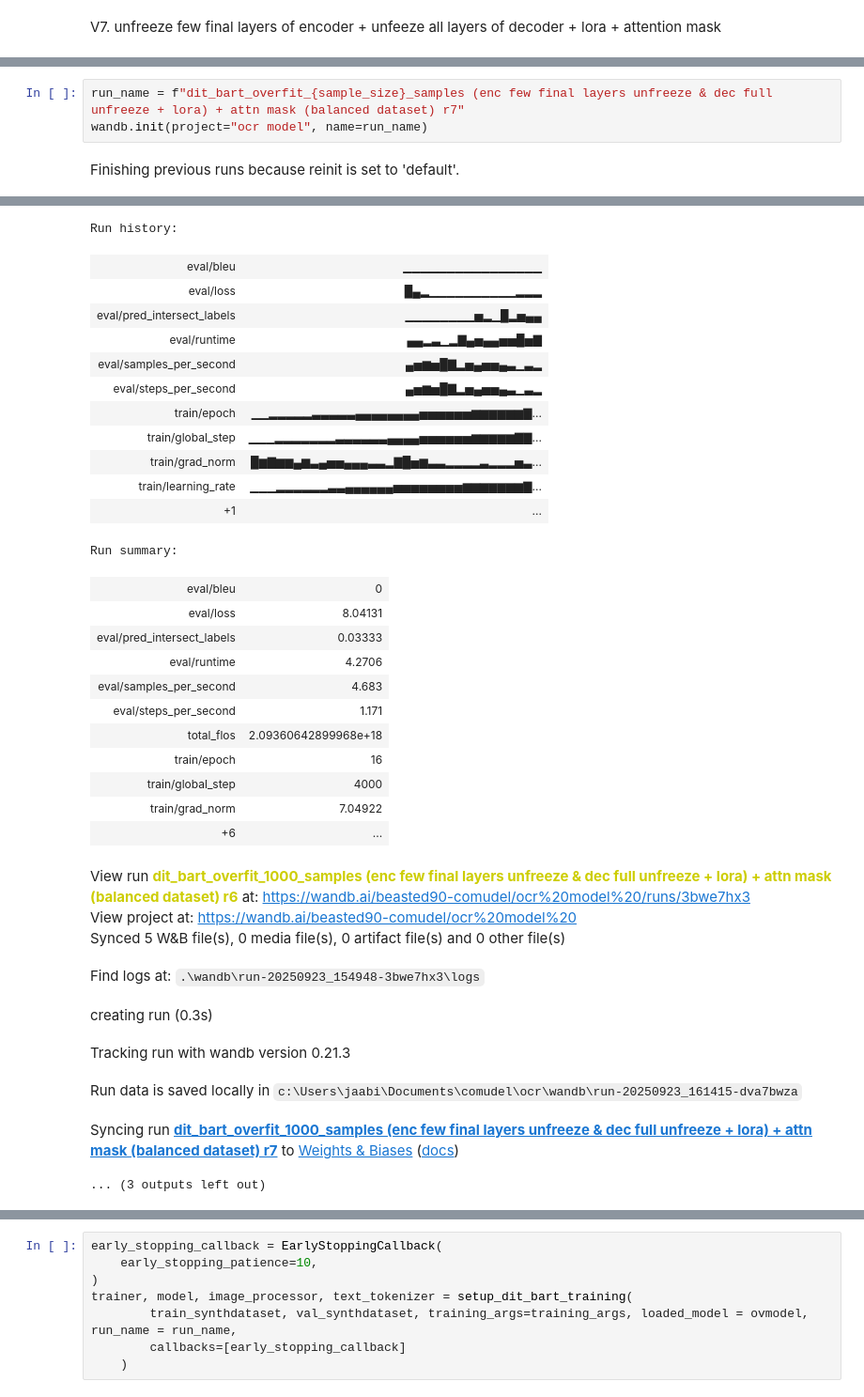
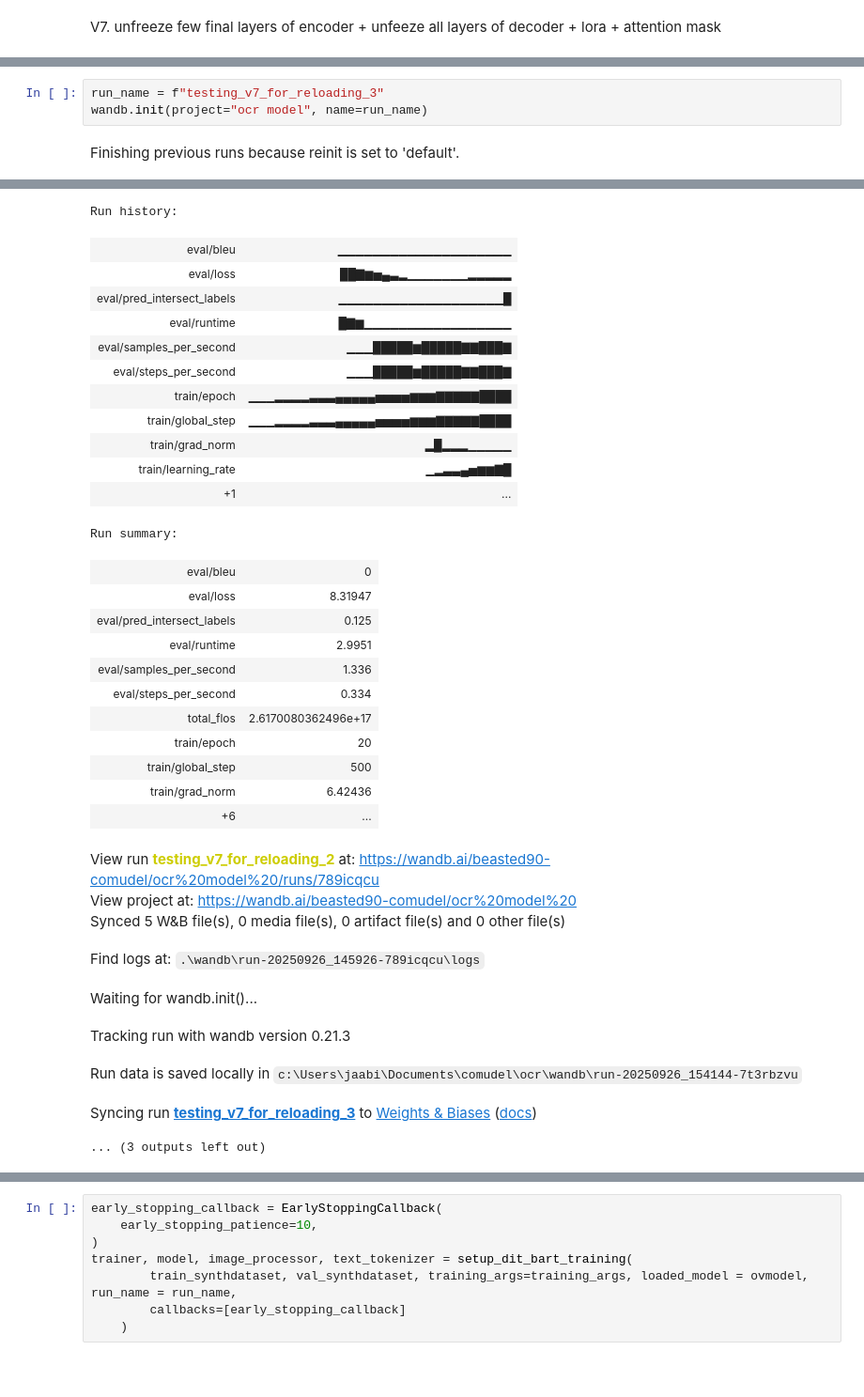
Before and after one commit to jaaabir/ocr, a Jupyter notebook: dit_bart_fine_tune.ipynb, the cells around one changed output, grey strips where cells are left out. Shown: that part at 94% size. Cells and saved outputs as stored; diff of their text form; blank space fills up the shorter version.

Commit message:
ok this is good to train now

```diff
--- a/dit_bart_fine_tune.ipynb
+++ b/dit_bart_fine_tune.ipynb
@@ -1259,39 +1259,39 @@ Length of _.images: 20 | Length of _.json_metadata: 3978
 # %%
-run_name = f"dit_bart_overfit_{sample_size}_samples (enc few final layers unfreeze & dec full unfreeze + lora) + attn mask (balanced dataset) r7"
+run_name = f"testing_v7_for_reloading_3"
 wandb.init(project="ocr model", name=run_name)
 # %% [output]
 Finishing previous runs because reinit is set to 'default'.
 [interactive output not drawn]
 Run history:
-| eval/bleu | ▁▁▁▁▁▁▁▁▁▁▁▁▁▁▁▁ |
-| eval/loss | █▄▂▁▁▁▁▁▁▁▁▁▁▂▂▂ |
-| eval/pred_intersect_labels | ▁▁▁▁▁▁▁▁▅▂▁█▂▅▄▄ |
-| eval/runtime | ▄▄▂▃▁▂▇▄▅▄▄▅▅█▅▇ |
-| eval/samples_per_second | ▄▅▆▅█▇▂▅▄▅▅▄▃▁▃▂ |
-| eval/steps_per_second | ▄▅▆▅█▇▂▅▄▅▅▄▃▁▃▂ |
-| train/epoch | ▁▁▂▂▂▂▂▃▃▃▃▃▄▄▄▄▄▄▄▄▅▅▅▅▅▅▆▆▆▆▆▆▇... |
-| train/global_step | ▁▁▁▂▂▂▂▂▂▂▃▃▃▃▃▃▄▄▄▄▅▅▅▅▅▅▆▆▆▆▆▇▇... |
-| train/grad_norm | █▆▇▆▆▄▆▃▄▅▅▄▄▄▃▃▂▇█▅▆▃▃▂▂▂▂▃▂▂▂▅▃... |
-| train/learning_rate | ▁▁▁▂▂▂▂▂▂▃▃▄▄▄▄▄▄▅▅▅▅▅▅▅▅▆▆▆▆▆▆▆▇... |
+| eval/bleu | ▁▁▁▁▁▁▁▁▁▁▁▁▁▁▁▁▁▁▁▁ |
+| eval/loss | ██▇▆▅▄▃▂▁▁▁▁▁▁▁▂▂▂▂▂ |
+| eval/pred_intersect_labels | ▁▁▁▁▁▁▁▁▁▁▁▁▁▁▁▁▁▁▁█ |
+| eval/runtime | █▇▆▁▁▁▁▁▁▁▁▁▁▁▁▁▁▁▁▁ |
+| eval/samples_per_second | ▁▁▁█████▆█████▇▇███▇ |
+| eval/steps_per_second | ▁▁▁█████▆█████▇▇███▇ |
+| train/epoch | ▁▁▁▂▂▂▂▃▃▃▄▄▄▄▄▅▅▅▅▆▆▆▇▇▇▇▇████ |
+| train/global_step | ▁▁▁▂▂▂▂▃▃▃▄▄▄▄▄▅▅▅▅▆▆▆▇▇▇▇▇████ |
+| train/grad_norm | ▂█▂▂▂▁▁▁▁▁ |
+| train/learning_rate | ▁▂▃▃▄▅▆▆▇█ |
 | +1 | ... |
 Run summary:
 | eval/bleu | 0 |
-| eval/loss | 8.04131 |
-| eval/pred_intersect_labels | 0.03333 |
-| eval/runtime | 4.2706 |
-| eval/samples_per_second | 4.683 |
-| eval/steps_per_second | 1.171 |
-| total_flos | 2.09360642899968e+18 |
-| train/epoch | 16 |
-| train/global_step | 4000 |
-| train/grad_norm | 7.04922 |
+| eval/loss | 8.31947 |
+| eval/pred_intersect_labels | 0.125 |
+| eval/runtime | 2.9951 |
+| eval/samples_per_second | 1.336 |
+| eval/steps_per_second | 0.334 |
+| total_flos | 2.6170080362496e+17 |
+| train/epoch | 20 |
+| train/global_step | 500 |
+| train/grad_norm | 6.42436 |
 | +6 | ... |
-View run dit_bart_overfit_1000_samples (enc few final layers unfreeze & dec full unfreeze + lora) + attn mask (balanced dataset) r6 at: https://wandb.ai/beasted90-comudel/ocr%20model%20/runs/3bwe7hx3
+View run testing_v7_for_reloading_2 at: https://wandb.ai/beasted90-comudel/ocr%20model%20/runs/789icqcu
 View project at: https://wandb.ai/beasted90-comudel/ocr%20model%20
 Synced 5 W&B file(s), 0 media file(s), 0 artifact file(s) and 0 other file(s)
-Find logs at: .\wandb\run-20250923_154948-3bwe7hx3\logs
+Find logs at: .\wandb\run-20250926_145926-789icqcu\logs
-creating run (0.3s)
+Waiting for wandb.init()...
 Tracking run with wandb version 0.21.3
-Run data is saved locally in c:\Users\jaabi\Documents\comudel\ocr\wandb\run-20250923_161415-dva7bwza
+Run data is saved locally in c:\Users\jaabi\Documents\comudel\ocr\wandb\run-20250926_154144-7t3rbzvu
-Syncing run dit_bart_overfit_1000_samples (enc few final layers unfreeze & dec full unfreeze + lora) + attn mask (balanced dataset) r7 to Weights & Biases (docs)
+Syncing run testing_v7_for_reloading_3 to Weights & Biases (docs)
 ... (3 outputs left out)
```
Also changed, not shown: parts of 16 cells of this notebook, 6 other files.
